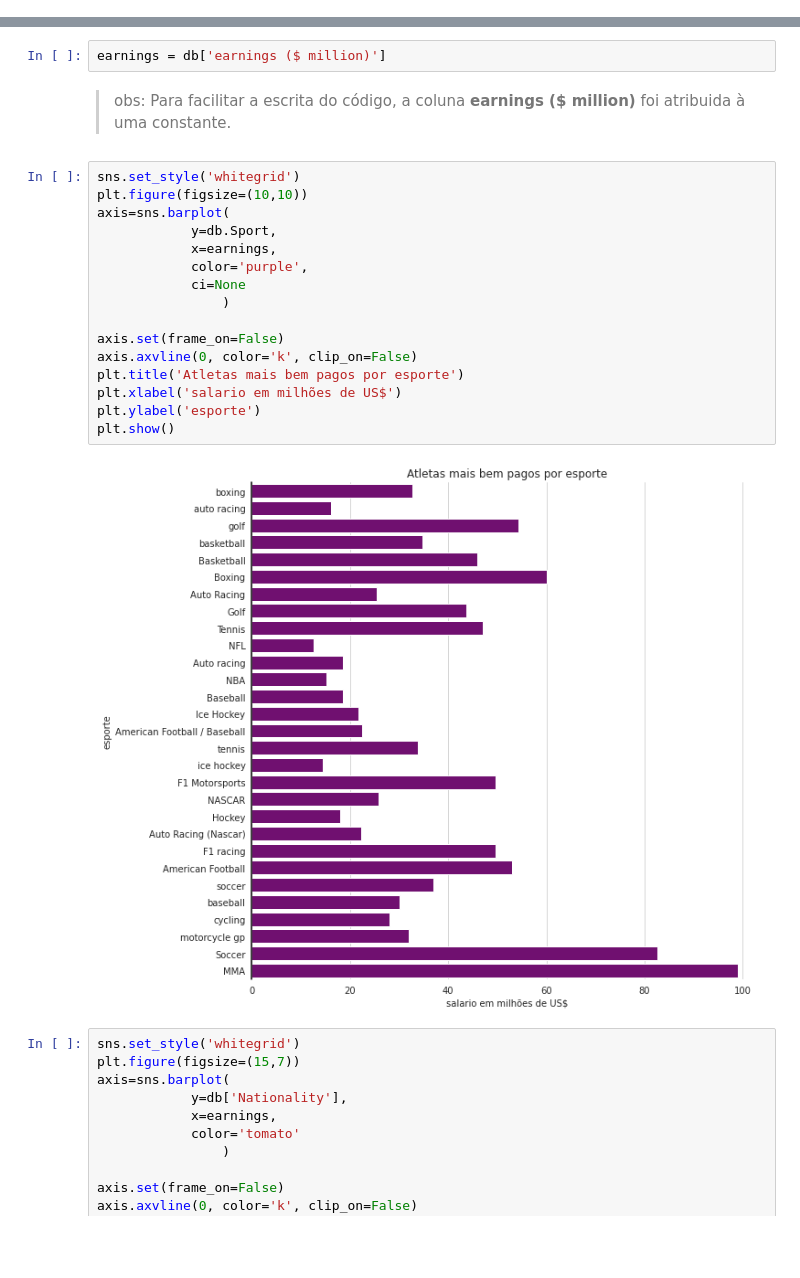
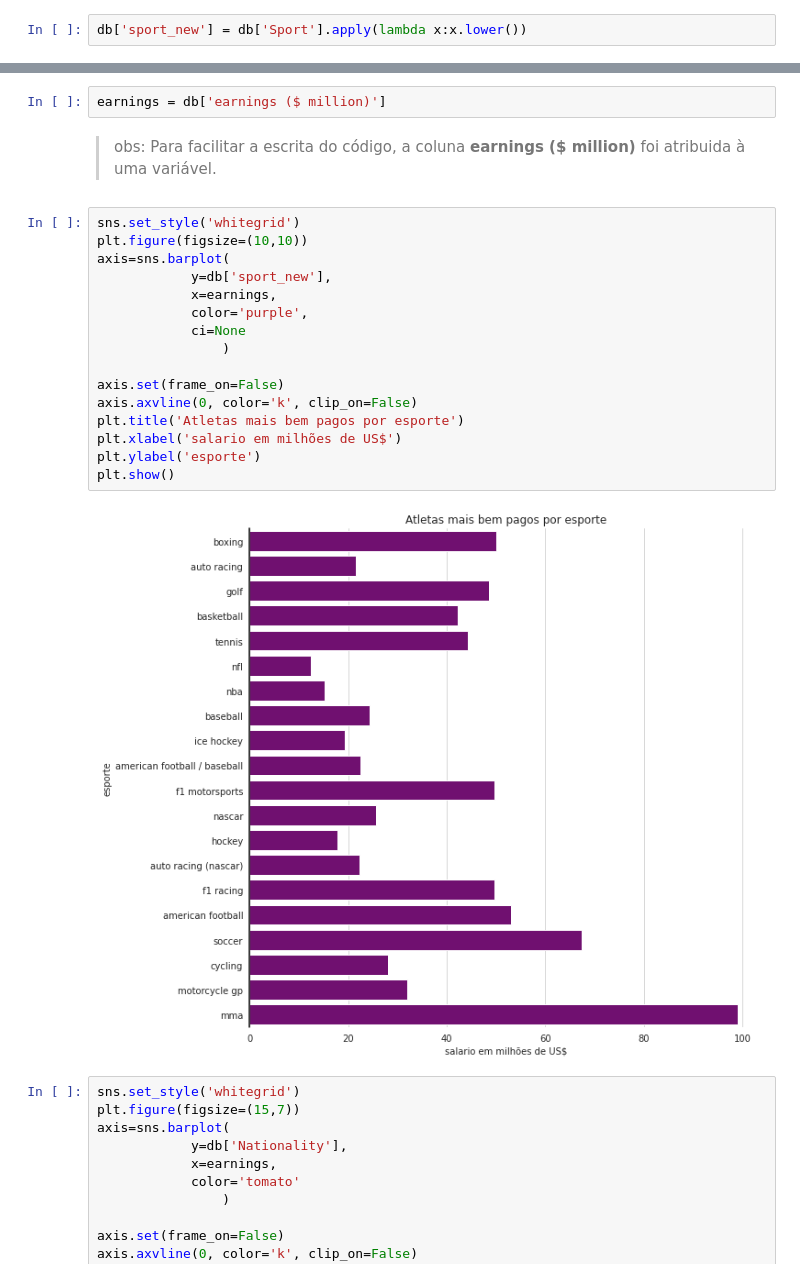
Before and after one commit to c-Tos1wa/atlantico-bootcamp-cd, a Jupyter notebook: notebooks/atividade-05/analise-exploratoria-dados.ipynb, the cells around one changed output, grey strips where cells are left out. Drawn from its saved outputs; the diff is of its cells as text; blank space fills up the shorter version.

```diff
--- a/notebooks/atividade-05/analise-exploratoria-dados.ipynb
+++ b/notebooks/atividade-05/analise-exploratoria-dados.ipynb
@@ -53,3 +53,5 @@ db.head()
 | 2 | 3 | Sugar Ray Leonard | USA | 3 | NaN | boxing | 1990 | ... |
 | 3 | 4 | Ayrton Senna | Brazil | 4 | NaN | auto racing | 1990 | ... |
 | 4 | 5 | Alain Prost | France | 5 | NaN | auto racing | 1990 | ... |
+# %%
+db['sport_new'] = db['Sport'].apply(lambda x:x.lower())
@@ -56,25 +67,25 @@ db.head()
 # %%
 earnings = db['earnings ($ million)']
 # %% [markdown]
-> obs: Para facilitar a escrita do código, a coluna **earnings ($ million)** foi atribuida à uma constante.
+> obs: Para facilitar a escrita do código, a coluna **earnings ($ million)** foi atribuida à uma variável.
 # %%
 sns.set_style('whitegrid')
 plt.figure(figsize=(10,10))
 axis=sns.barplot(
-            y=db.Sport,
+            y=db['sport_new'],
             x=earnings,
             color='purple',
             ci=None
                 )
 
 axis.set(frame_on=False)
 axis.axvline(0, color='k', clip_on=False)
 plt.title('Atletas mais bem pagos por esporte')
 plt.xlabel('salario em milhões de US$')
 plt.ylabel('esporte')
 plt.show()
 # %% [output]
-[figure, old version]
+[figure, new version]
 # %%
 sns.set_style('whitegrid')
 plt.figure(figsize=(15,7))
```
Also changed, not shown: parts of 1 cell of this notebook, 1 other file.
